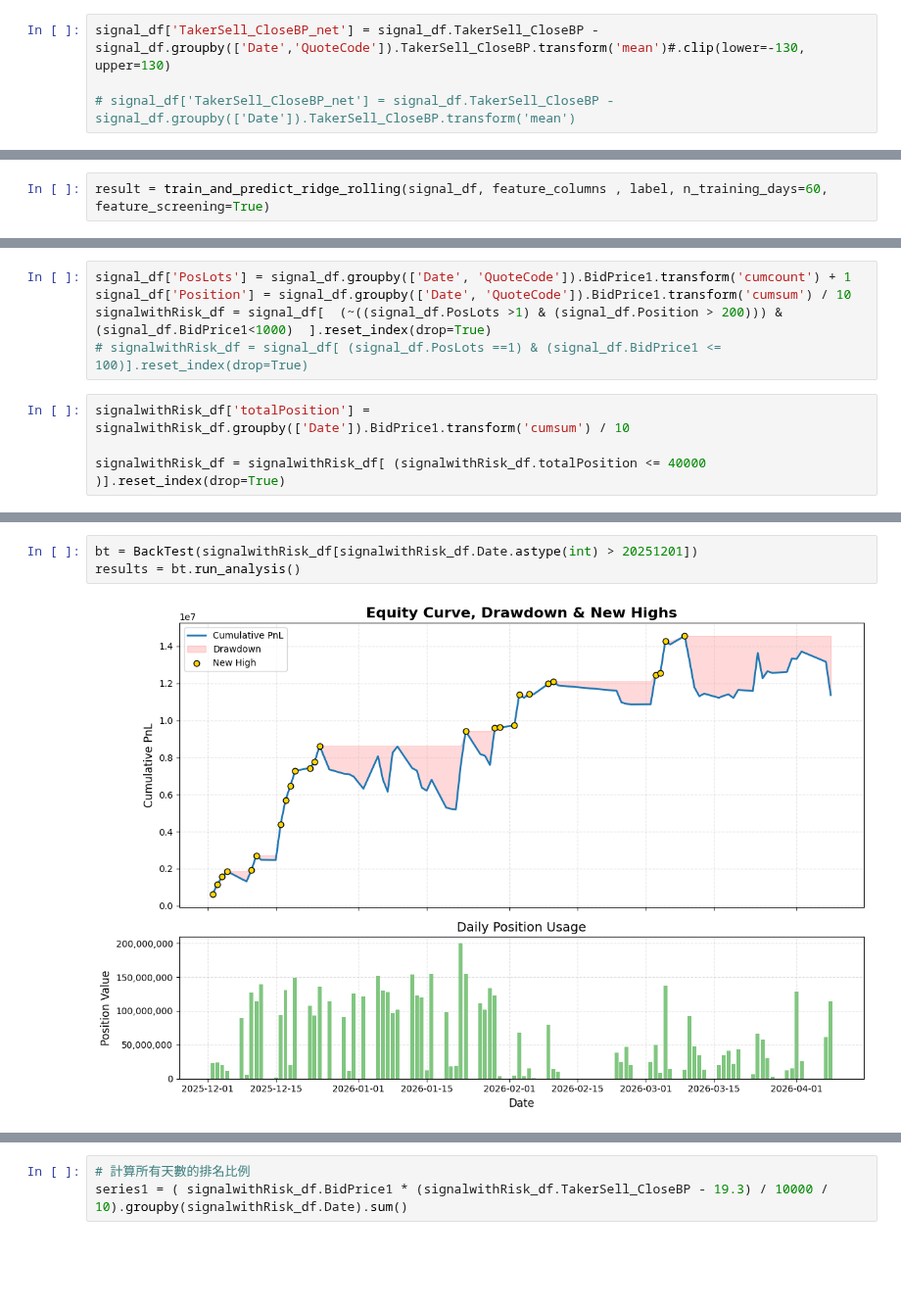
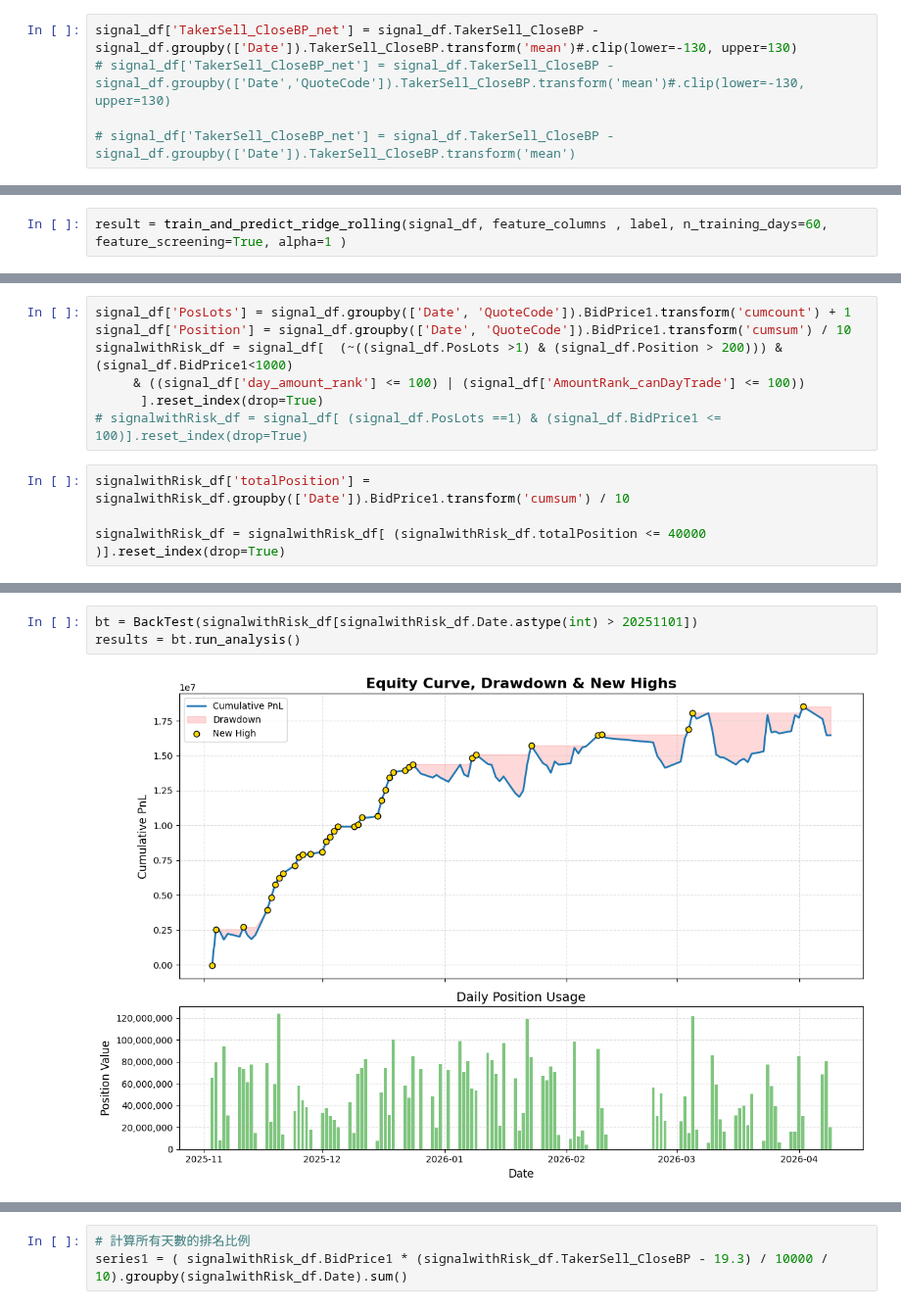
Before and after one commit to knjo/timeSeriesResearch, a Jupyter notebook: negFillResearch_model.ipynb, the cells around one changed output, grey strips where cells are left out. Shown at 98% size. Cells and saved outputs as stored; diff of their text form; blank space fills up the shorter version.

```diff
--- a/negFillResearch_model.ipynb
+++ b/negFillResearch_model.ipynb
@@ -106,5 +106,6 @@ signal_df[:].groupby(['Date','QuoteCode']).TakerSell_CloseBP.mean().reset_index(
 # %%
-signal_df['TakerSell_CloseBP_net'] = signal_df.TakerSell_CloseBP - signal_df.groupby(['Date','QuoteCode']).TakerSell_CloseBP.transform('mean')#.clip(lower=-130, upper=130)
+signal_df['TakerSell_CloseBP_net'] = signal_df.TakerSell_CloseBP - signal_df.groupby(['Date']).TakerSell_CloseBP.transform('mean')#.clip(lower=-130, upper=130)
+# signal_df['TakerSell_CloseBP_net'] = signal_df.TakerSell_CloseBP - signal_df.groupby(['Date','QuoteCode']).TakerSell_CloseBP.transform('mean')#.clip(lower=-130, upper=130)
 
 # signal_df['TakerSell_CloseBP_net'] = signal_df.TakerSell_CloseBP - signal_df.groupby(['Date']).TakerSell_CloseBP.transform('mean')
 # %%
@@ -156,7 +157,7 @@ day_columns = ['dealer_hedging_netLots', 'dealer_netLots', 'foreign_dealer_netLo
 feature = based_columns + feature_columns + cross_columns + day_columns
 label = 'TakerSell_CloseBP_net'
 # %%
-result = train_and_predict_ridge_rolling(signal_df, feature_columns , label, n_training_days=60, feature_screening=True)
+result = train_and_predict_ridge_rolling(signal_df, feature_columns , label, n_training_days=60, feature_screening=True, alpha=1 )
 # %% [output]
 🔍 目前預測目標: TakerSell_CloseBP_net | Rolling Training 視窗: 60 天
 🔄 為了 O(1) NumPy 加速，強制將資料依照 Date, QuoteCode, TransTime 進行排序...
@@ -287,7 +299,9 @@ signal_df = signal_df[condition].sort_values(['Date','QuoteCode', 'TransTime']).
 # %%
 signal_df['PosLots'] = signal_df.groupby(['Date', 'QuoteCode']).BidPrice1.transform('cumcount') + 1
 signal_df['Position'] = signal_df.groupby(['Date', 'QuoteCode']).BidPrice1.transform('cumsum') / 10
-signalwithRisk_df = signal_df[  (~((signal_df.PosLots >1) & (signal_df.Position > 200))) & (signal_df.BidPrice1<1000)  ].reset_index(drop=True)
+signalwithRisk_df = signal_df[  (~((signal_df.PosLots >1) & (signal_df.Position > 200))) & (signal_df.BidPrice1<1000)
+     & ((signal_df['day_amount_rank'] <= 100) | (signal_df['AmountRank_canDayTrade'] <= 100))
+      ].reset_index(drop=True)
 # signalwithRisk_df = signal_df[ (signal_df.PosLots ==1) & (signal_df.BidPrice1 <= 100)].reset_index(drop=True)
 # %%
 signalwithRisk_df['totalPosition'] = signalwithRisk_df.groupby(['Date']).BidPrice1.transform('cumsum') / 10
@@ -364,10 +370,10 @@ results = bt.run_analysis()
 
 =======================================================
 # %%
-bt = BackTest(signalwithRisk_df[signalwithRisk_df.Date.astype(int) > 20251201])
+bt = BackTest(signalwithRisk_df[signalwithRisk_df.Date.astype(int) > 20251101])
 results = bt.run_analysis()
 # %% [output]
-[figure, old version]
+[figure, new version]
 =======================================================
 指標                 | 數值
 =======================================================
```
Also changed, not shown: parts of 23 cells of this notebook, 10 other files.
